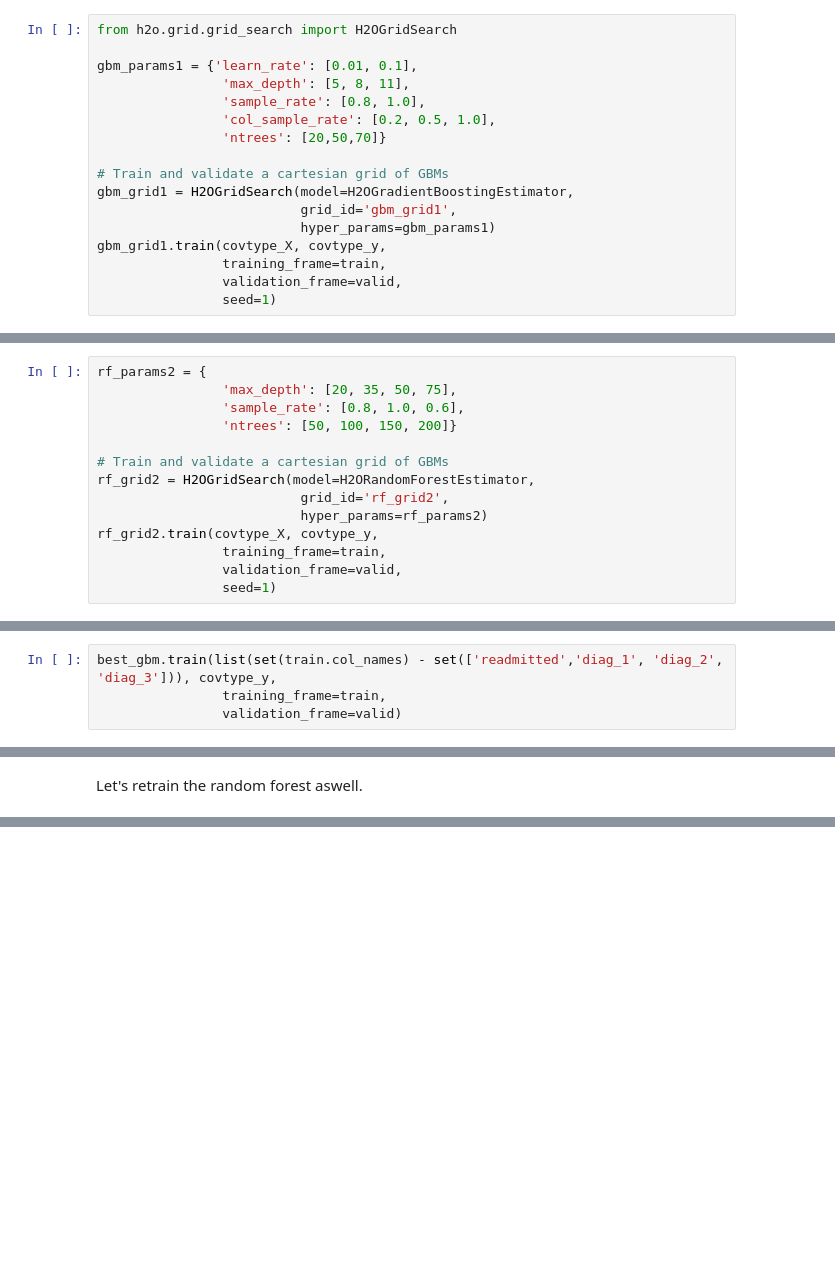
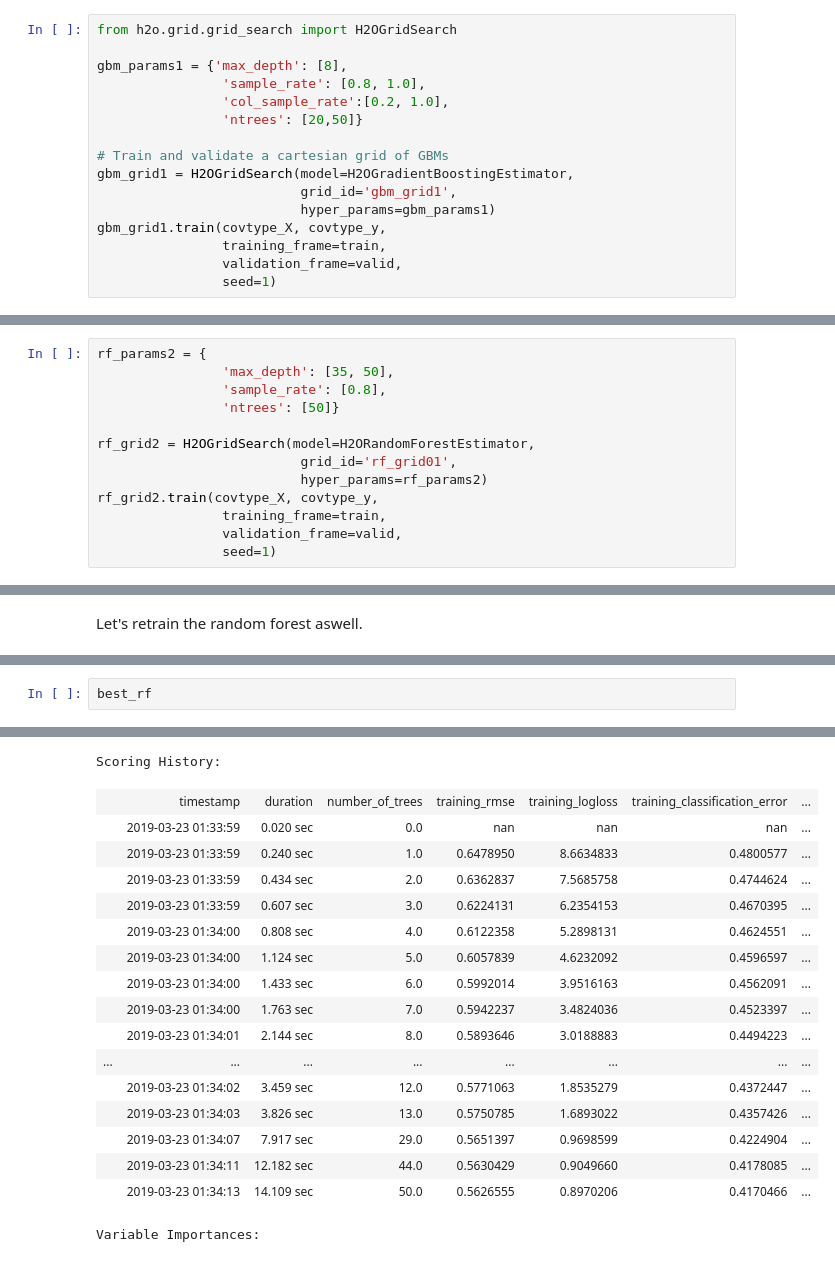
Before and after one commit to archit120/Blockchain-Data-Science, a Jupyter notebook: datascience-challenge.ipynb, the cells around one changed output, grey strips where cells are left out. Saved outputs shown, nothing was run; the diff lists cells and outputs as text; blank space fills up the shorter version.

```diff
--- a/datascience-challenge.ipynb
+++ b/datascience-challenge.ipynb
@@ -153,11 +153,10 @@ Parse progress: |█████████████████████
 # %%
 from h2o.grid.grid_search import H2OGridSearch
 
-gbm_params1 = {'learn_rate': [0.01, 0.1],
-                'max_depth': [5, 8, 11],
+gbm_params1 = {'max_depth': [8],
                 'sample_rate': [0.8, 1.0],
-                'col_sample_rate': [0.2, 0.5, 1.0],
-                'ntrees': [20,50,70]}
+                'col_sample_rate':[0.2, 1.0],
+                'ntrees': [20,50]}
 
 # Train and validate a cartesian grid of GBMs
 gbm_grid1 = H2OGridSearch(model=H2OGradientBoostingEstimator,
@@ -175,12 +196,11 @@ gbm_gridperf1
 # %%
 rf_params2 = {
-                'max_depth': [20, 35, 50, 75],
-                'sample_rate': [0.8, 1.0, 0.6],
-                'ntrees': [50, 100, 150, 200]}
+                'max_depth': [35, 50],
+                'sample_rate': [0.8],
+                'ntrees': [50]}
 
-# Train and validate a cartesian grid of GBMs
 rf_grid2 = H2OGridSearch(model=H2ORandomForestEstimator,
-                          grid_id='rf_grid2',
+                          grid_id='rf_grid01',
                           hyper_params=rf_params2)
 rf_grid2.train(covtype_X, covtype_y,
                 training_frame=train,
@@ -280,7 +701,3 @@ Removing these essentially useless features further improves our model's perform
 # %%
 removed_features = set(['readmitted','diag_1', 'diag_2', 'diag_3'])
 removed_features = removed_features.union(set(medicines))
-# %%
-best_gbm.train(list(set(train.col_names) - set(['readmitted','diag_1', 'diag_2', 'diag_3'])), covtype_y,
-                training_frame=train,
-                validation_frame=valid)
@@ -296,0 +712,3 @@ best_rf.train(list(set(train.col_names) - set(['readmitted','diag_1', 'diag_2',
+# %%
+best_rf
+# %% [output]
@@ -296,0 +757,18 @@ best_rf.train(list(set(train.col_names) - set(['readmitted','diag_1', 'diag_2',
+Scoring History:
+|  | timestamp | duration | number_of_trees | training_rmse | training_logloss | training_classification_error | ... |
+|  | 2019-03-23 01:33:59 | 0.020 sec | 0.0 | nan | nan | nan | ... |
+|  | 2019-03-23 01:33:59 | 0.240 sec | 1.0 | 0.6478950 | 8.6634833 | 0.4800577 | ... |
+|  | 2019-03-23 01:33:59 | 0.434 sec | 2.0 | 0.6362837 | 7.5685758 | 0.4744624 | ... |
+|  | 2019-03-23 01:33:59 | 0.607 sec | 3.0 | 0.6224131 | 6.2354153 | 0.4670395 | ... |
+|  | 2019-03-23 01:34:00 | 0.808 sec | 4.0 | 0.6122358 | 5.2898131 | 0.4624551 | ... |
+|  | 2019-03-23 01:34:00 | 1.124 sec | 5.0 | 0.6057839 | 4.6232092 | 0.4596597 | ... |
+|  | 2019-03-23 01:34:00 | 1.433 sec | 6.0 | 0.5992014 | 3.9516163 | 0.4562091 | ... |
+|  | 2019-03-23 01:34:00 | 1.763 sec | 7.0 | 0.5942237 | 3.4824036 | 0.4523397 | ... |
+|  | 2019-03-23 01:34:01 | 2.144 sec | 8.0 | 0.5893646 | 3.0188883 | 0.4494223 | ... |
+| ... | ... | ... | ... | ... | ... | ... | ... |
+|  | 2019-03-23 01:34:02 | 3.459 sec | 12.0 | 0.5771063 | 1.8535279 | 0.4372447 | ... |
+|  | 2019-03-23 01:34:03 | 3.826 sec | 13.0 | 0.5750785 | 1.6893022 | 0.4357426 | ... |
+|  | 2019-03-23 01:34:07 | 7.917 sec | 29.0 | 0.5651397 | 0.9698599 | 0.4224904 | ... |
+|  | 2019-03-23 01:34:11 | 12.182 sec | 44.0 | 0.5630429 | 0.9049660 | 0.4178085 | ... |
+|  | 2019-03-23 01:34:13 | 14.109 sec | 50.0 | 0.5626555 | 0.8970206 | 0.4170466 | ... |
+Variable Importances:
```
Also changed, not shown: parts of 37 cells of this notebook.
